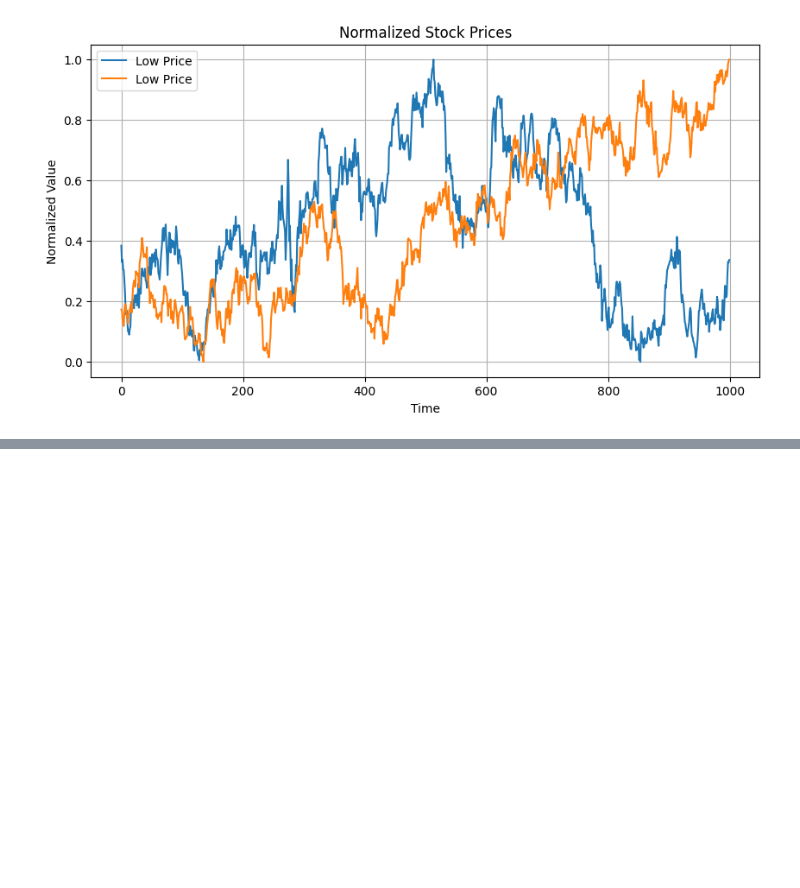
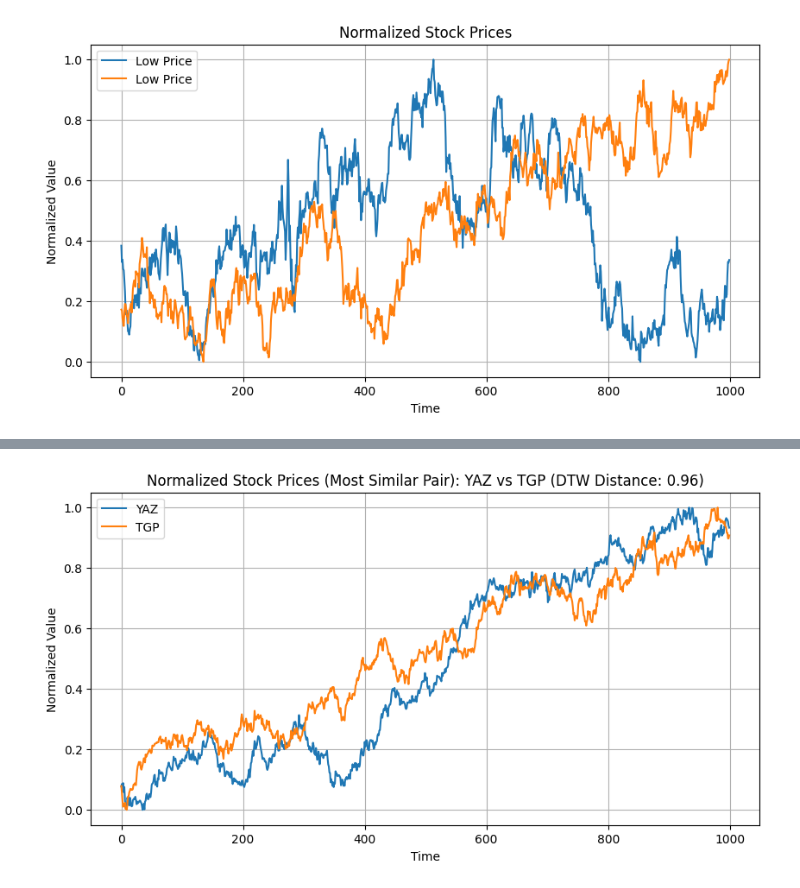
Before and after one commit to ibixina/ML, a Jupyter notebook: stocksTorn/plot_stocks.ipynb, the cells around one changed output, grey strips where cells are left out. Saved outputs shown, nothing was run; the diff lists cells and outputs as text; code cells hidden in the pictures; blank space fills up the shorter version.

Commit message:
plot

```diff
--- a/stocksTorn/plot_stocks.ipynb
+++ b/stocksTorn/plot_stocks.ipynb
@@ -126,0 +138,44 @@ plot_all_combinations()
+# %%
+
+import matplotlib.pyplot as plt
+import numpy as np
+# !pip install tslearn
+from tslearn.metrics import dtw
+
+dtw_matrix = np.zeros((len(all_data), len(all_data)))
+
+for i in range(len(all_data)):
+    for j in range(len(all_data)):
+        dtw_matrix[i, j] = dtw(all_data[i], all_data[j])
+
+print("DTW Distance Matrix:")
+print(dtw_matrix)
+
+# Find the most similar pairs
+most_similar_pairs = []
+# Initialize with a large value to ensure the first valid pair becomes the minimum
+min_distance = float('inf')
+for i in range(len(all_data)):
+    for j in range(i + 1, len(all_data)): # Avoid comparing a stock with itself and avoid duplicates
+        if dtw_matrix[i, j] < min_distance:
+            min_distance = dtw_matrix[i, j]
+            most_similar_pairs = [(i, j)]
+        elif dtw_matrix[i, j] == min_distance:
+            most_similar_pairs.append((i, j))
+
+print("\nMost Similar Pairs (based on minimum DTW distance):")
+for i, j in most_similar_pairs:
+    print(f"Pair: {stockNames[i]} and {stockNames[j]}, DTW Distance: {dtw_matrix[i, j]}")
+
+# Plot the most similar pairs
+for i, j in most_similar_pairs:
+    plt.figure(figsize=(10, 5))
+    plt.plot(all_data[i], label=stockNames[i])
+    plt.plot(all_data[j], label=stockNames[j])
+    plt.xlabel('Time')
+    plt.ylabel('Normalized Value')
+    plt.title(f'Normalized Stock Prices (Most Similar Pair): {stockNames[i]} vs {stockNames[j]} (DTW Distance: {dtw_matrix[i, j]:.2f})')
+    plt.legend()
+    plt.grid()
+    plt.show()
+# %% [output]
@@ -126,0 +199 @@ plot_all_combinations()
+[figure, added]
```
Also changed, not shown: parts of 5 cells of this notebook.
